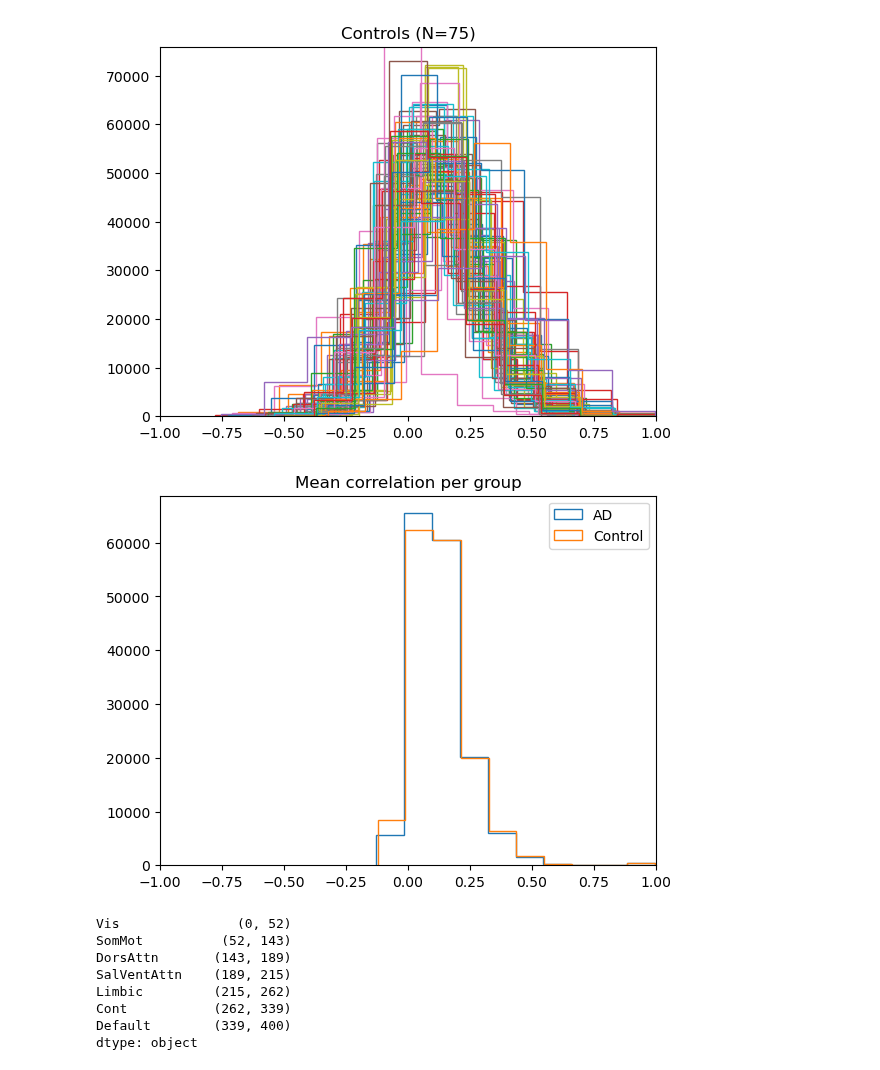
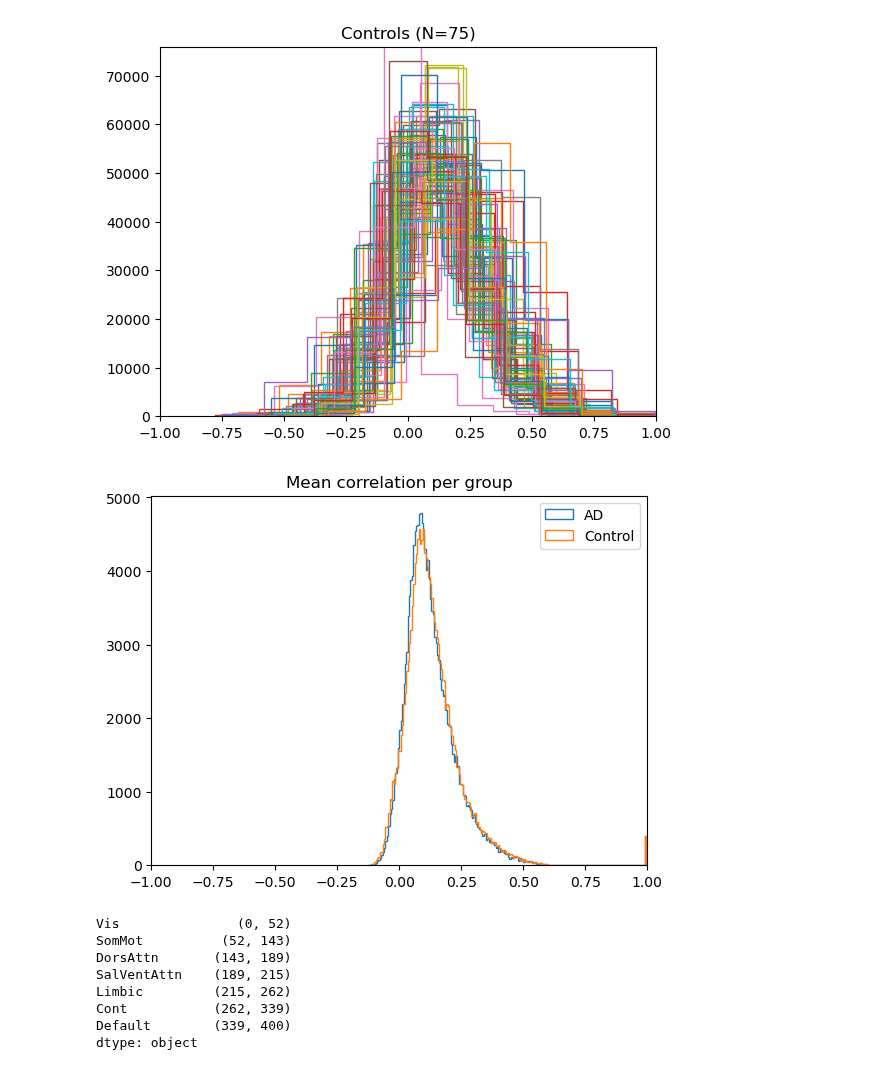
Before and after one commit to jonathan-legrand/bold-dementia, a Jupyter notebook: notebooks/network_analysis.ipynb, the cells around one changed output. Saved outputs shown, nothing was run; the diff lists cells and outputs as text; code cells hidden in the pictures.

```diff
--- a/notebooks/network_analysis.ipynb
+++ b/notebooks/network_analysis.ipynb
@@ -50,14 +47,14 @@ plt.show()
 [figure]
 [figure]
 # %%
-plt.hist(AD_matrices.mean(axis=0).flatten(), histtype="step", label="AD")
-plt.hist(control_matrices.mean(axis=0).flatten(), histtype="step", label="Control")
+plt.hist(AD_matrices.mean(axis=0).flatten(), histtype="step", label="AD", bins=200)
+plt.hist(control_matrices.mean(axis=0).flatten(), histtype="step", label="Control", bins=200)
 plt.xlim(-1, 1)
 plt.legend()
 plt.title("Mean correlation per group")
 plt.show()
 # %% [output]
-[figure, old version]
+[figure, new version]
 # %%
 
 def group_by_networks(macro_labels):
```
Also changed, not shown: parts of 3 cells of this notebook.
